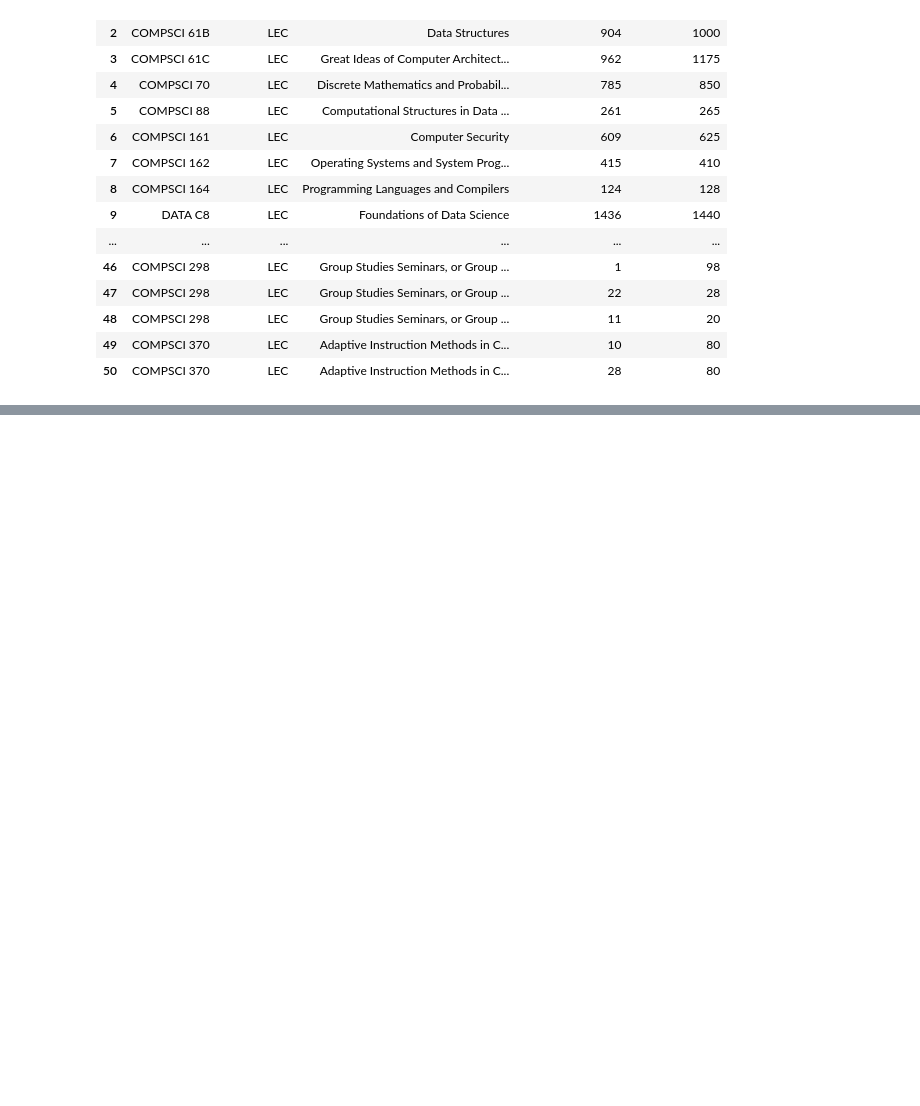
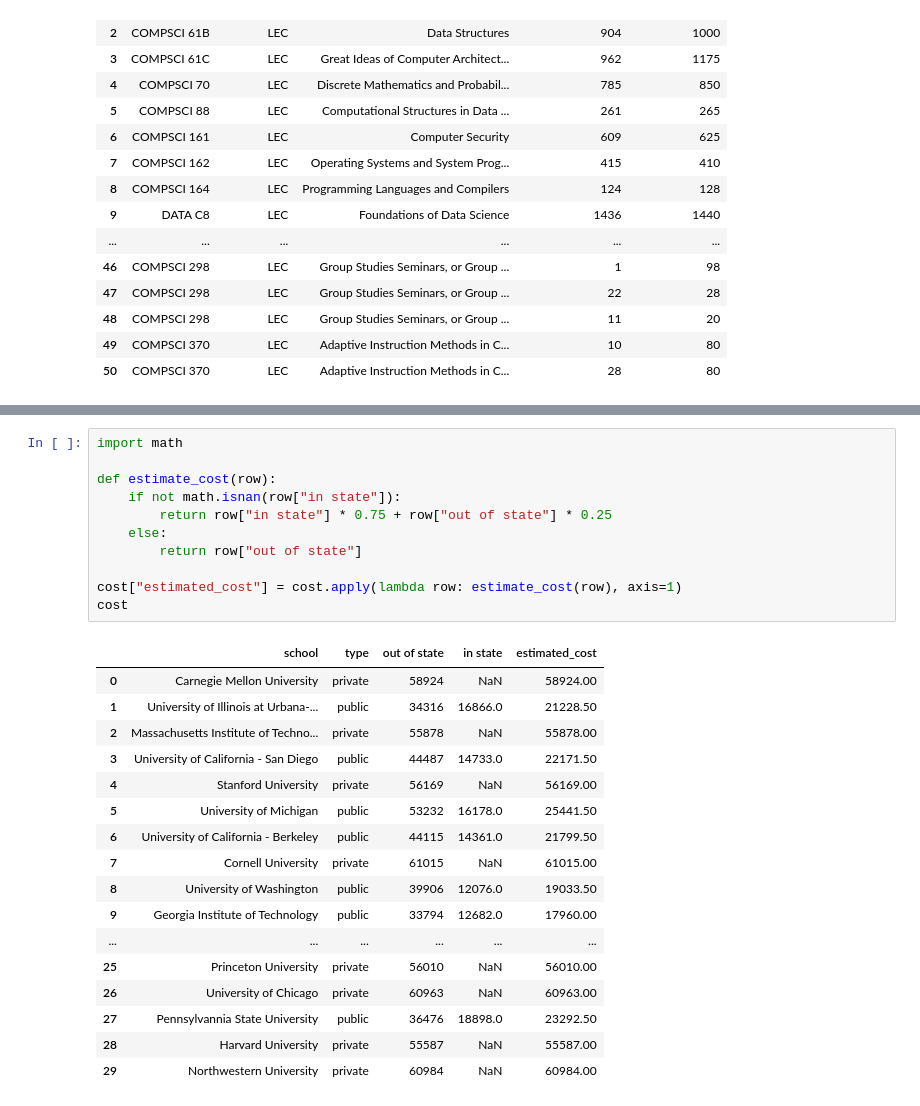
Before and after one commit to benjaminnow/cs_class_sizes, a Jupyter notebook: csdepts/csdepts.ipynb, the cells around one changed output, grey strips where cells are left out. Saved outputs shown, nothing was run; the diff lists cells and outputs as text; blank space fills up the shorter version.

```diff
--- a/csdepts/csdepts.ipynb
+++ b/csdepts/csdepts.ipynb
@@ -746,0 +954,29 @@ berkeley
+# %%
+import math
+
+def estimate_cost(row):
+    if not math.isnan(row["in state"]):
+        return row["in state"] * 0.75 + row["out of state"] * 0.25
+    else:
+        return row["out of state"]
+
+cost["estimated_cost"] = cost.apply(lambda row: estimate_cost(row), axis=1)
+cost
+# %% [output]
+|  | school | type | out of state | in state | estimated_cost |
+| 0 | Carnegie Mellon University | private | 58924 | NaN | 58924.00 |
+| 1 | University of Illinois at Urbana-... | public | 34316 | 16866.0 | 21228.50 |
+| 2 | Massachusetts Institute of Techno... | private | 55878 | NaN | 55878.00 |
+| 3 | University of California - San Diego | public | 44487 | 14733.0 | 22171.50 |
+| 4 | Stanford University | private | 56169 | NaN | 56169.00 |
+| 5 | University of Michigan | public | 53232 | 16178.0 | 25441.50 |
+| 6 | University of California - Berkeley | public | 44115 | 14361.0 | 21799.50 |
+| 7 | Cornell University | private | 61015 | NaN | 61015.00 |
+| 8 | University of Washington | public | 39906 | 12076.0 | 19033.50 |
+| 9 | Georgia Institute of Technology | public | 33794 | 12682.0 | 17960.00 |
+| ... | ... | ... | ... | ... | ... |
+| 25 | Princeton University | private | 56010 | NaN | 56010.00 |
+| 26 | University of Chicago | private | 60963 | NaN | 60963.00 |
+| 27 | Pennsylvannia State University | public | 36476 | 18898.0 | 23292.50 |
+| 28 | Harvard University | private | 55587 | NaN | 55587.00 |
+| 29 | Northwestern University | private | 60984 | NaN | 60984.00 |
```
Also changed, not shown: parts of 26 cells of this notebook, 2 other files.
